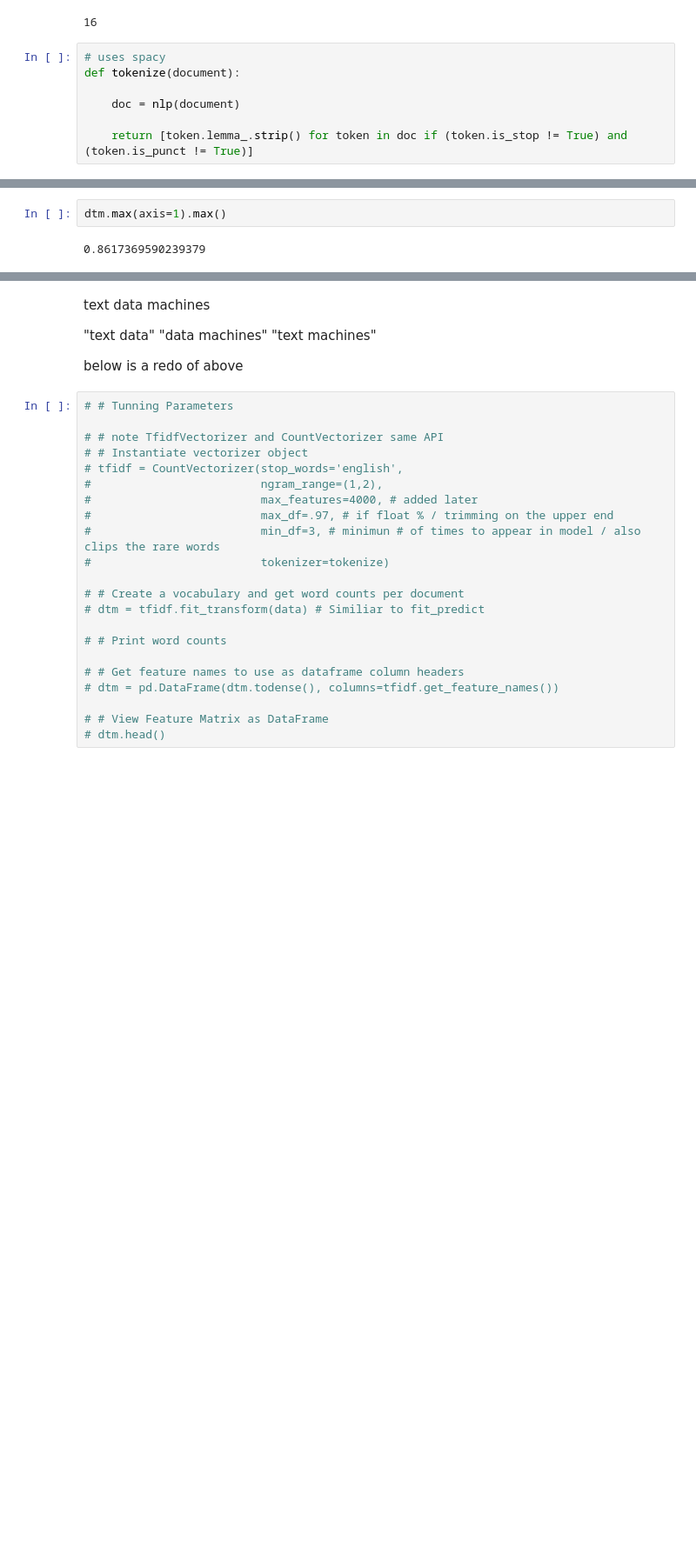
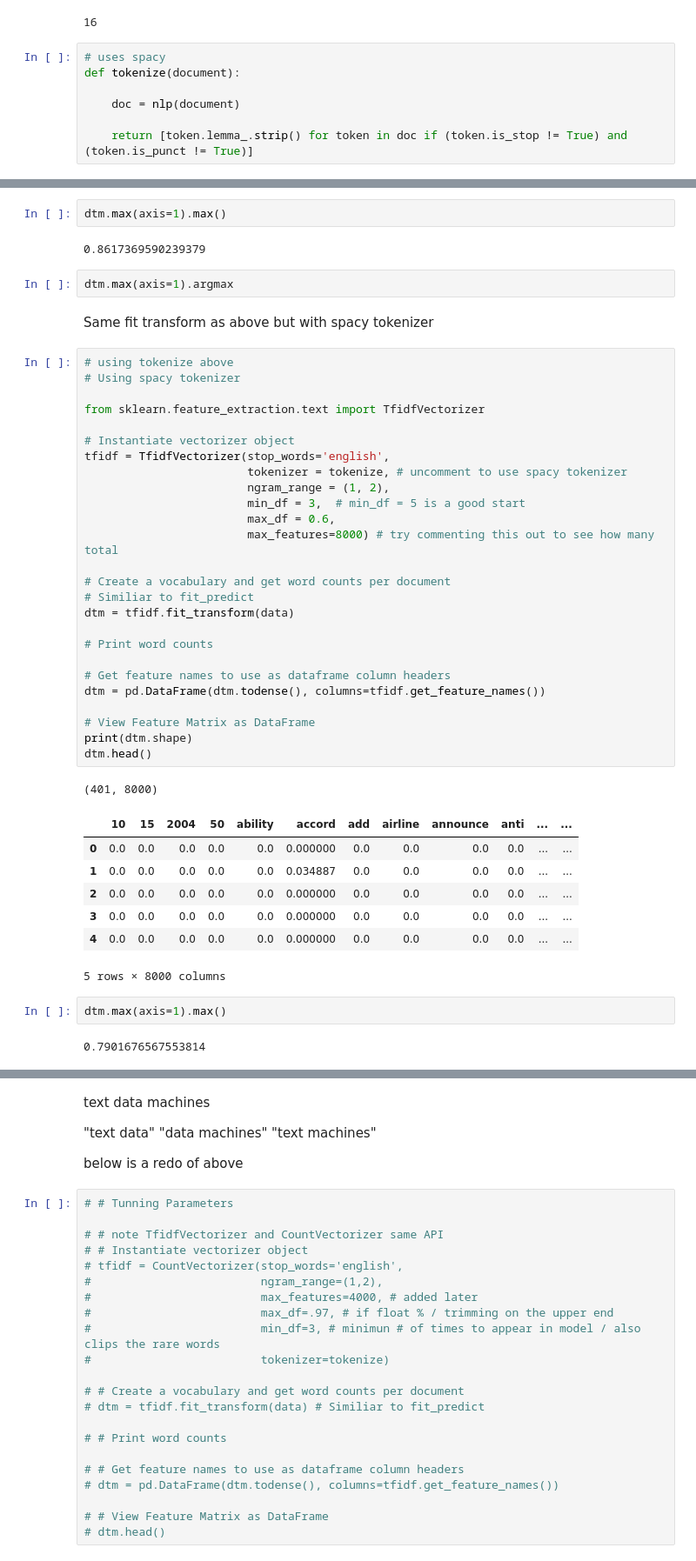
Before and after one commit to JeffreyAsuncion/DS-Unit-4-Sprint-1-NLP, a Jupyter notebook: module2-vector-representations/LS_DS_412_Vector_Representations_Lecture.ipynb, the cells around one changed output, grey strips where cells are left out. Shown at 87% size. Saved outputs shown, nothing was run; the diff lists cells and outputs as text; blank space fills up the shorter version.

```diff
--- a/module2-vector-representations/LS_DS_412_Vector_Representations_Lecture.ipynb
+++ b/module2-vector-representations/LS_DS_412_Vector_Representations_Lecture.ipynb
@@ -419,10 +448,53 @@ dtm.head()
 | 3 | 0.000000 | 0.0 | 0.0 | 0.0 | 0.0 | 0.0 | 0.0 | 0.0 | 0.0 | ... |
 | 4 | 0.000000 | 0.0 | 0.0 | 0.0 | 0.0 | 0.0 | 0.0 | 0.0 | 0.0 | ... |
 5 rows × 5000 columns
+# %%
+dtm.max(axis=1).max()
+# %% [output]
+0.8617369590239379
+# %%
+dtm.max(axis=1).argmax
+# %% [markdown]
+Same fit transform as above but with spacy tokenizer
+# %%
+# using tokenize above
+# Using spacy tokenizer
+
+from sklearn.feature_extraction.text import TfidfVectorizer
+
+# Instantiate vectorizer object
+tfidf = TfidfVectorizer(stop_words='english',
+                        tokenizer = tokenize, # uncomment to use spacy tokenizer
+                        ngram_range = (1, 2),
+                        min_df = 3,  # min_df = 5 is a good start
+                        max_df = 0.6,
+                        max_features=8000) # try commenting this out to see how many total
+
+# Create a vocabulary and get word counts per document
+# Similiar to fit_predict
+dtm = tfidf.fit_transform(data)
+
+# Print word counts
+
+# Get feature names to use as dataframe column headers
+dtm = pd.DataFrame(dtm.todense(), columns=tfidf.get_feature_names())
+
+# View Feature Matrix as DataFrame
+print(dtm.shape)
+dtm.head()
+# %% [output]
+(401, 8000)
+|  | 10 | 15 | 2004 | 50 | ability | accord | add | airline | announce | anti | ... | ... |
+| 0 | 0.0 | 0.0 | 0.0 | 0.0 | 0.0 | 0.000000 | 0.0 | 0.0 | 0.0 | 0.0 | ... | ... |
+| 1 | 0.0 | 0.0 | 0.0 | 0.0 | 0.0 | 0.034887 | 0.0 | 0.0 | 0.0 | 0.0 | ... | ... |
+| 2 | 0.0 | 0.0 | 0.0 | 0.0 | 0.0 | 0.000000 | 0.0 | 0.0 | 0.0 | 0.0 | ... | ... |
+| 3 | 0.0 | 0.0 | 0.0 | 0.0 | 0.0 | 0.000000 | 0.0 | 0.0 | 0.0 | 0.0 | ... | ... |
+| 4 | 0.0 | 0.0 | 0.0 | 0.0 | 0.0 | 0.000000 | 0.0 | 0.0 | 0.0 | 0.0 | ... | ... |
+5 rows × 8000 columns
 # %%
 dtm.max(axis=1).max()
 # %% [output]
-0.8617369590239379
+0.7901676567553814
 # %%
 dtm.max(axis=1).argmax
 # %% [output]
```
Also changed, not shown: parts of 35 cells of this notebook, 3 other files.
